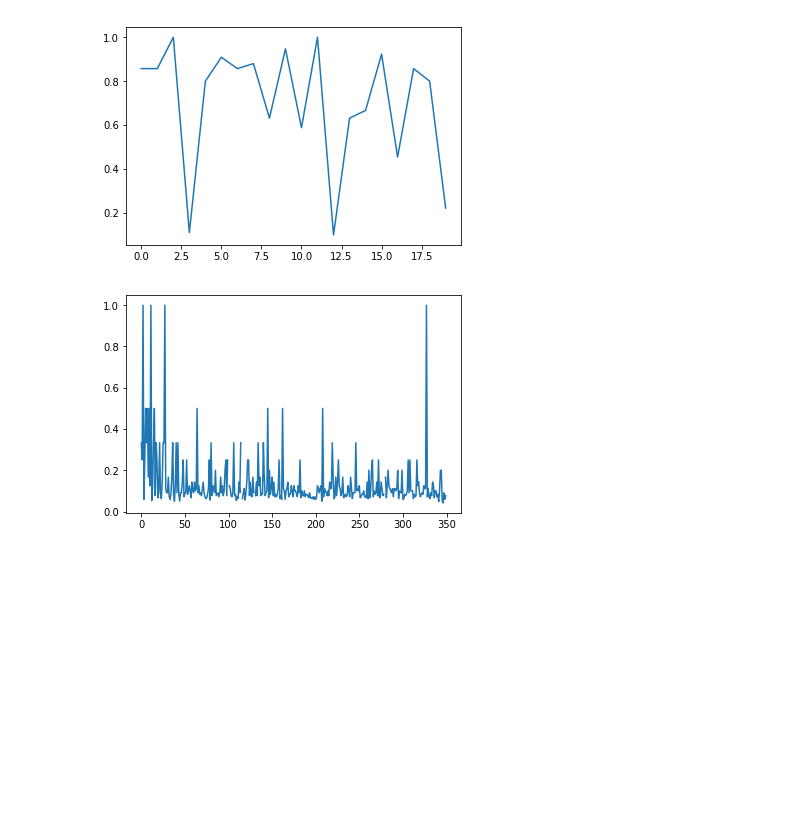
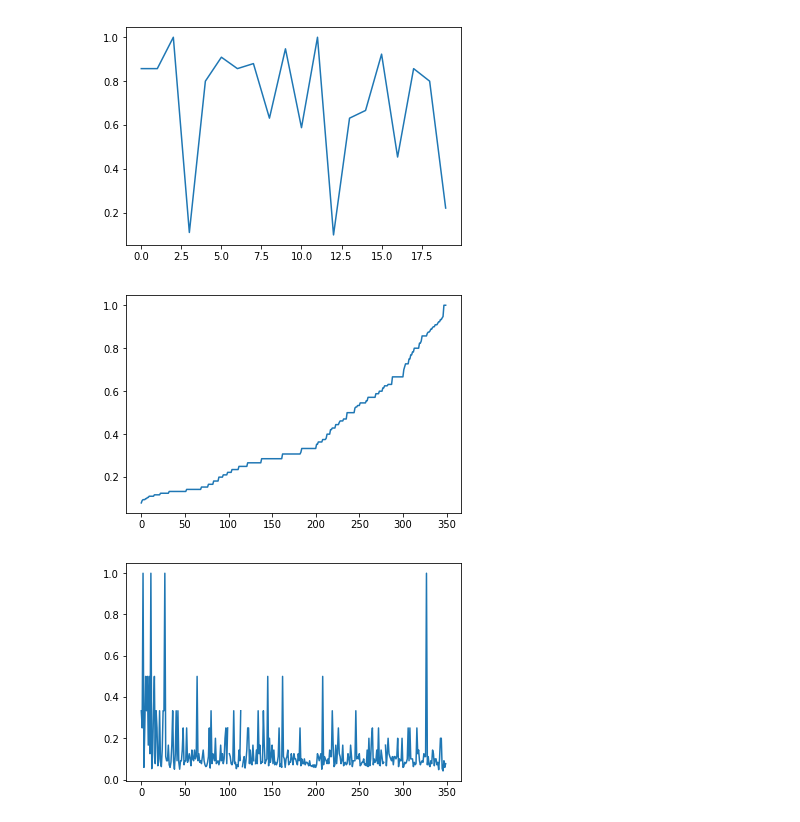
Before and after one commit to turtle-lea/ciencia-de-datos, a Jupyter notebook: tp-6/tp-6b.ipynb, the cells around one changed output. Saved outputs shown, nothing was run; the diff lists cells and outputs as text; code cells hidden in the pictures; blank space fills up the shorter version.

```diff
--- a/tp-6/tp-6b.ipynb
+++ b/tp-6/tp-6b.ipynb
@@ -380,6 +380,11 @@ plt.plot(similarity_wup[0:20])
 plt.show()
 # %% [output]
 [figure]
+# %%
+plt.plot(sorted(similarity_wup))
+plt.show()
+# %% [output]
+[figure, added]
 # %%
 similarity_path = []
 for i in range(0,len(vec1)):
```
Also changed, not shown: parts of 6 cells of this notebook.
